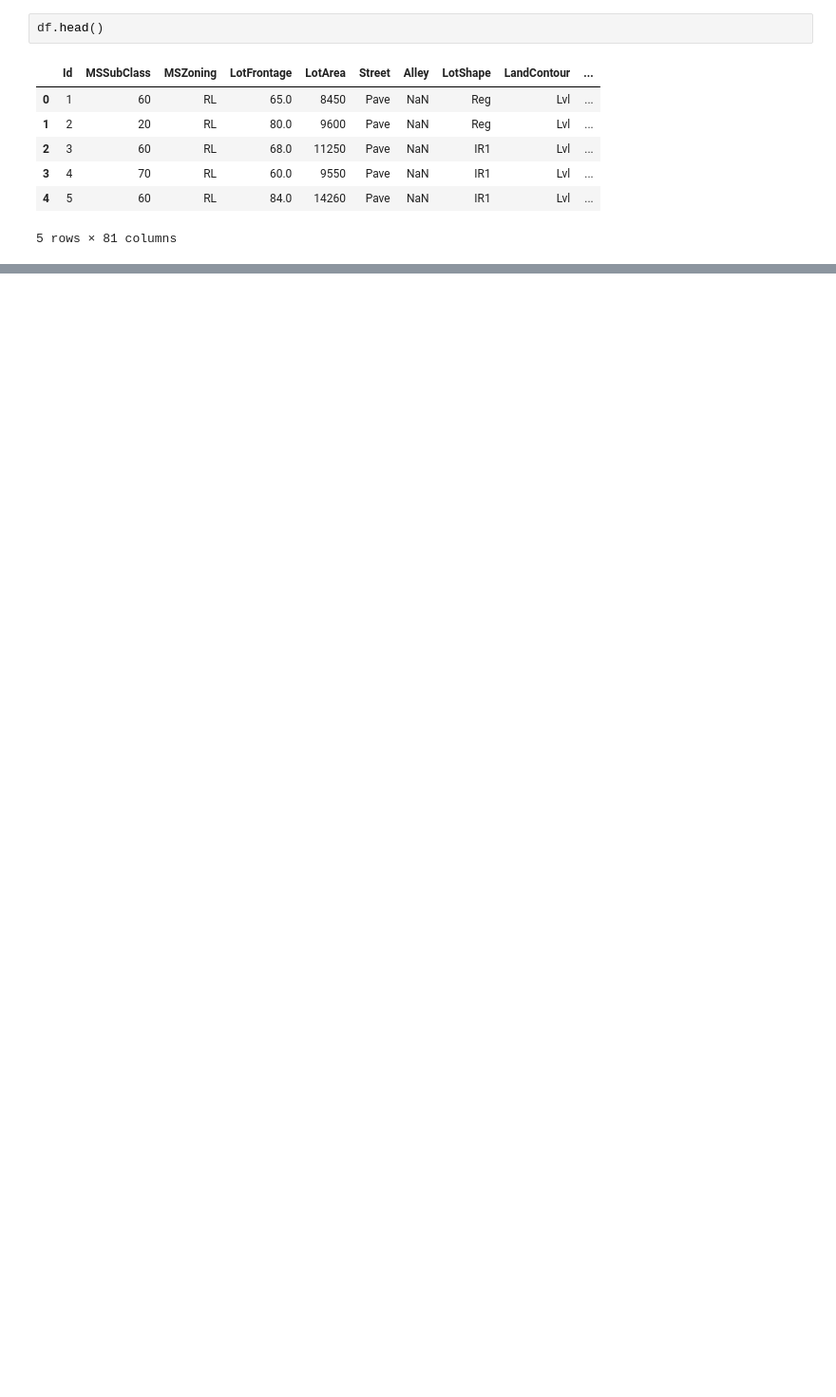
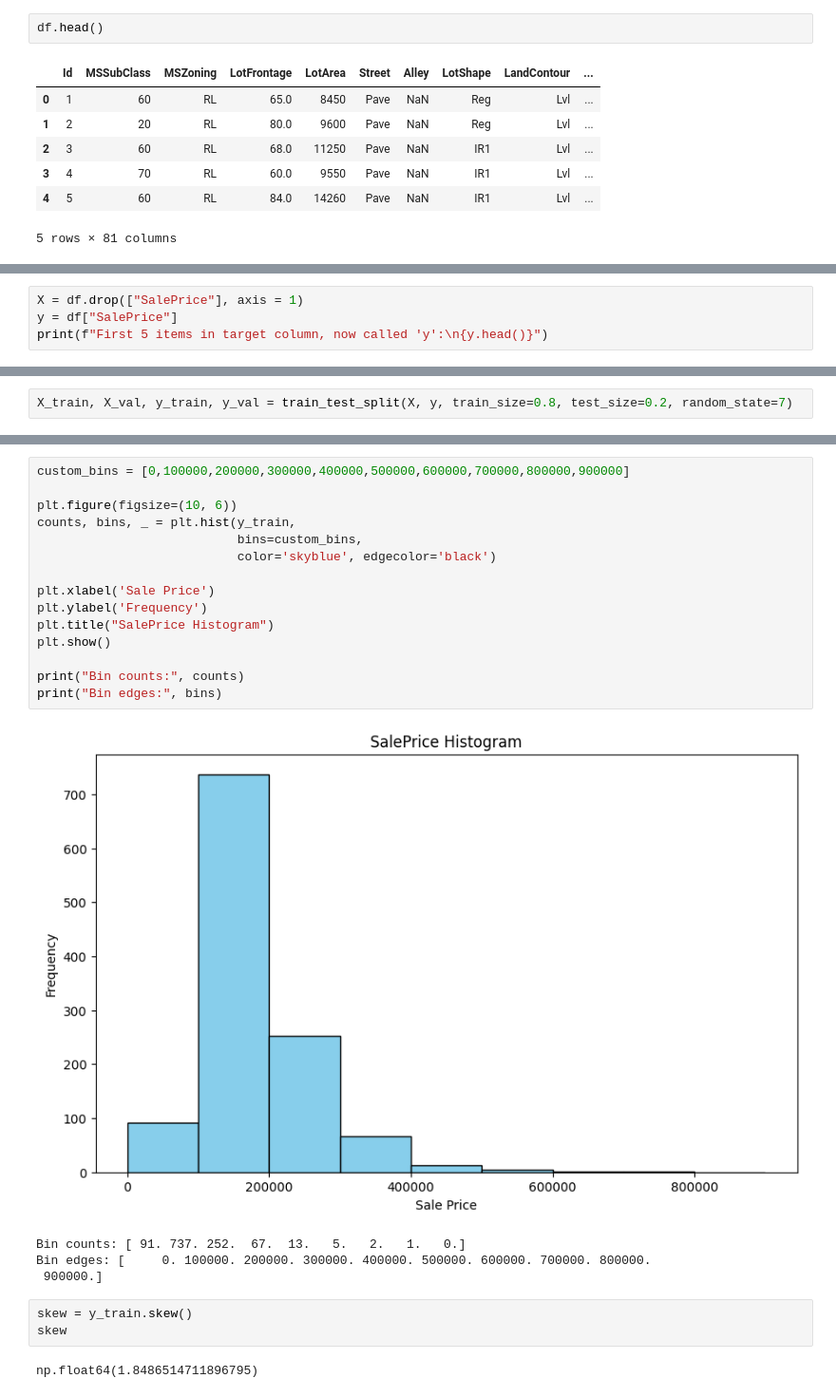
Before and after one commit to ironspiritjeff/Ames-Iowa-House-Price-Regression-Model, a Jupyter notebook: House_Price_Regression_Model.ipynb, the cells around one changed output, grey strips where cells are left out. Shown at 95% size. Drawn from its saved outputs; the diff is of its cells as text; blank space fills up the shorter version.

```diff
--- a/House_Price_Regression_Model.ipynb
+++ b/House_Price_Regression_Model.ipynb
@@ -127,0 +116,4 @@ df.drop("")
+# %%
+X = df.drop(["SalePrice"], axis = 1)
+y = df["SalePrice"]
+print(f"First 5 items in target column, now called 'y':\n{y.head()}")
@@ -131,0 +130,2 @@ D
+# %%
+X_train, X_val, y_train, y_val = train_test_split(X, y, train_size=0.8, test_size=0.2, random_state=7)
@@ -131,0 +153,25 @@ D
+# %%
+custom_bins = [0,100000,200000,300000,400000,500000,600000,700000,800000,900000]
+
+plt.figure(figsize=(10, 6))
+counts, bins, _ = plt.hist(y_train,
+                           bins=custom_bins,
+                           color='skyblue', edgecolor='black')
+
+plt.xlabel('Sale Price')
+plt.ylabel('Frequency')
+plt.title("SalePrice Histogram")
+plt.show()
+
+print("Bin counts:", counts)
+print("Bin edges:", bins)
+# %% [output]
+[figure, added]
+Bin counts: [ 91. 737. 252.  67.  13.   5.   2.   1.   0.]
+Bin edges: [     0. 100000. 200000. 300000. 400000. 500000. 600000. 700000. 800000.
+ 900000.]
+# %%
+skew = y_train.skew()
+skew
+# %% [output]
+np.float64(1.8486514711896795)
```
Also changed, not shown: parts of 25 cells of this notebook.
